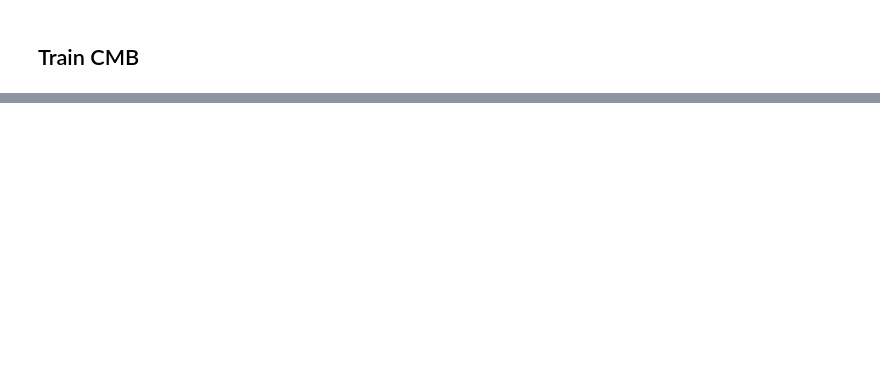
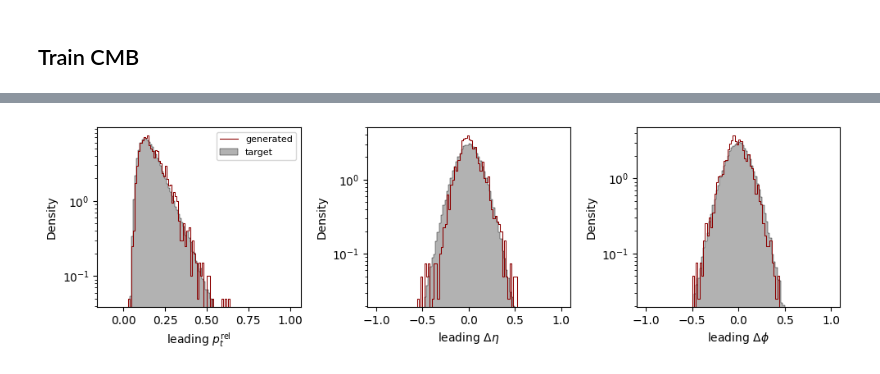
Before and after one commit to dfaroughy/CMB, a Jupyter notebook: experiments/jetclass/train_epic_hybrid.ipynb, the cells around one changed output, grey strips where cells are left out. Drawn from its saved outputs; the diff is of its cells as text; code cells hidden in the pictures; blank space fills up the shorter version.

```diff
--- a/experiments/jetclass/train_epic_hybrid.ipynb
+++ b/experiments/jetclass/train_epic_hybrid.ipynb
@@ -92,0 +128,18 @@ gen_discrete.shape, jets.target.discrete.shape
+# %%
+fig, ax = plt.subplots(1, 3, figsize=(10,3))
+
+jets_generated.histplot('pt_rel', idx=0, binrange=(-.1, 1), binwidth=0.01, xlabel=r'leading $p_t^{\rm rel}$', ax=ax[0], **args_gen)
+jets.target.histplot('pt_rel', idx=0, binrange=(-.1, 1), binwidth=0.01, xlabel=r'leading $p_t^{\rm rel}$',ax=ax[0], **args_tar)
+
+jets_generated.histplot('eta_rel', idx=0, binrange=(-1, 1), binwidth=0.02, xlabel=r'leading $\Delta \eta$', ax=ax[1], **args_gen)
+jets.target.histplot('eta_rel', idx=0, binrange=(-1, 1), binwidth=0.02, xlabel=r'leading $\Delta \eta$', ax=ax[1],  **args_tar)
+
+jets_generated.histplot('phi_rel', idx=0, binrange=(-1, 1), binwidth=0.02, xlabel=r'leading $\Delta \phi$', ax=ax[2], **args_gen)
+jets.target.histplot('phi_rel', idx=0, binrange=(-1, 1), binwidth=0.02, xlabel=r'leading $\Delta \phi$', ax=ax[2],  **args_tar)
+
+ax[0].legend(loc='upper right', fontsize=8)
+plt.tight_layout()
+plt.savefig(epic_cmb.workdir / 'particle_leading_distributions.png')
+plt.show()
+# %% [output]
+[figure, added]
```
Also changed, not shown: parts of 23 cells of this notebook, 4 other files.
